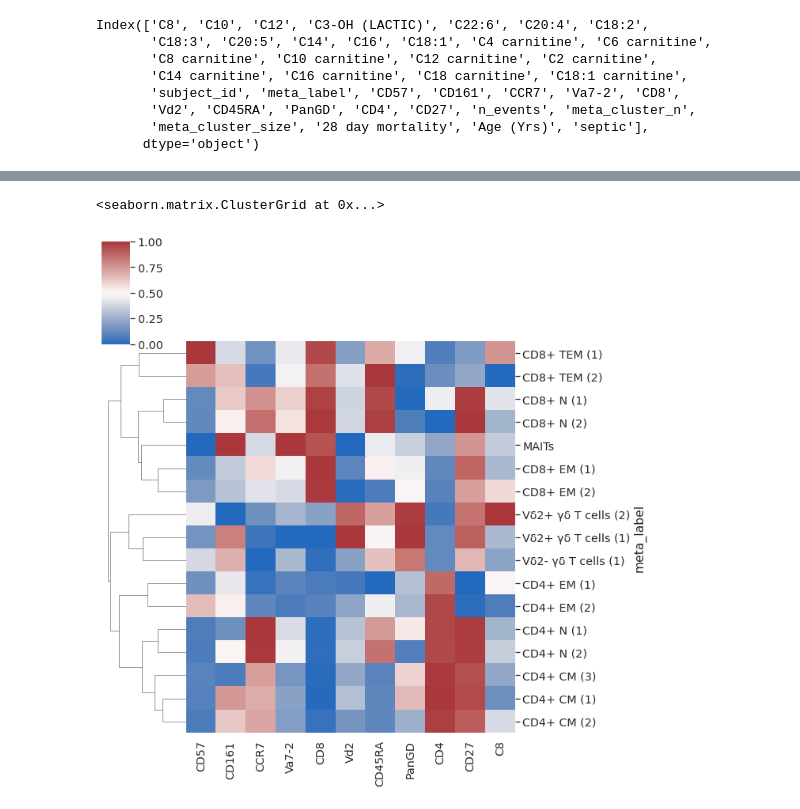
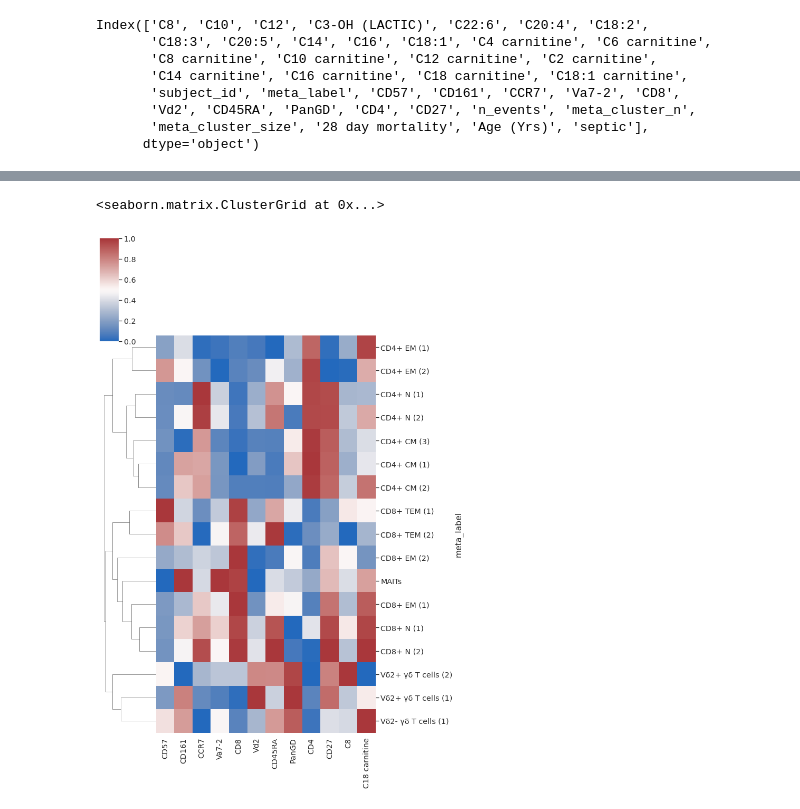
Before and after one commit to burtonrj/CytoPyLite, a Jupyter notebook: Example Notebook.ipynb, the cells around one changed output, grey strips where cells are left out. Cells and saved outputs as stored; diff of their text form; code cells hidden in the pictures.

```diff
--- a/Example Notebook.ipynb
+++ b/Example Notebook.ipynb
@@ -9,4 +31,5 @@ LOCAL_DATA = "/home/ross/CytoPy_Experiments/ILTIS/LindasData/"
 # %%
-pareto_t1 = pd.read_csv(f"{LOCAL_DATA}pareto_t1.csv")
-pareto_t1.drop("Unnamed: 0", axis=1, inplace=True)
+data = pd.read_csv(f"{LOCAL_DATA}raw_t1.csv")
+# Include this line of code for every dataframe you load in, it just drops the first column
+data.drop("Unnamed: 0", axis=1, inplace=True)
 # %%
@@ -33,10 +150,11 @@ Index(['C8', 'C10', 'C12', 'C3-OH (LACTIC)', 'C22:6', 'C20:4', 'C18:2',
 # %%
-clustermap(data=pareto_t1,
+clustermap(data=data[data.septic == True],
            features=['CD57', 'CD161', 'CCR7', 'Va7-2', 'CD8',
-                     'Vd2', 'CD45RA', 'PanGD', 'CD4', 'CD27', 'C8'],
+                     'Vd2', 'CD45RA', 'PanGD', 'CD4', 'CD27',
+                     'C8', 'C18 carnitine'],
            col_cluster=False,
            cmap="vlag",
            standard_scale=1)
 # %% [output]
 <seaborn.matrix.ClusterGrid at 0x...>
-[figure, old version]
+[figure, new version]
```
Also changed, not shown: parts of 34 cells of this notebook, 2 other files.
